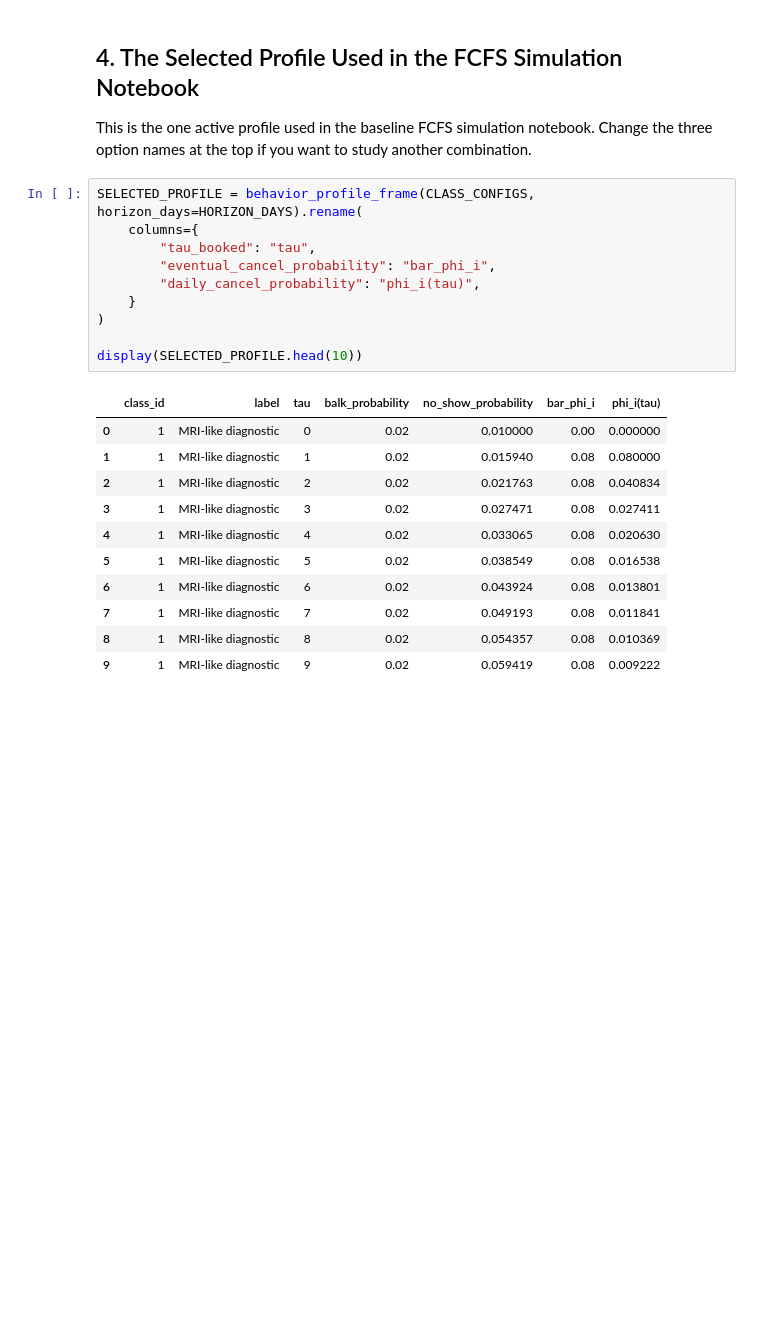
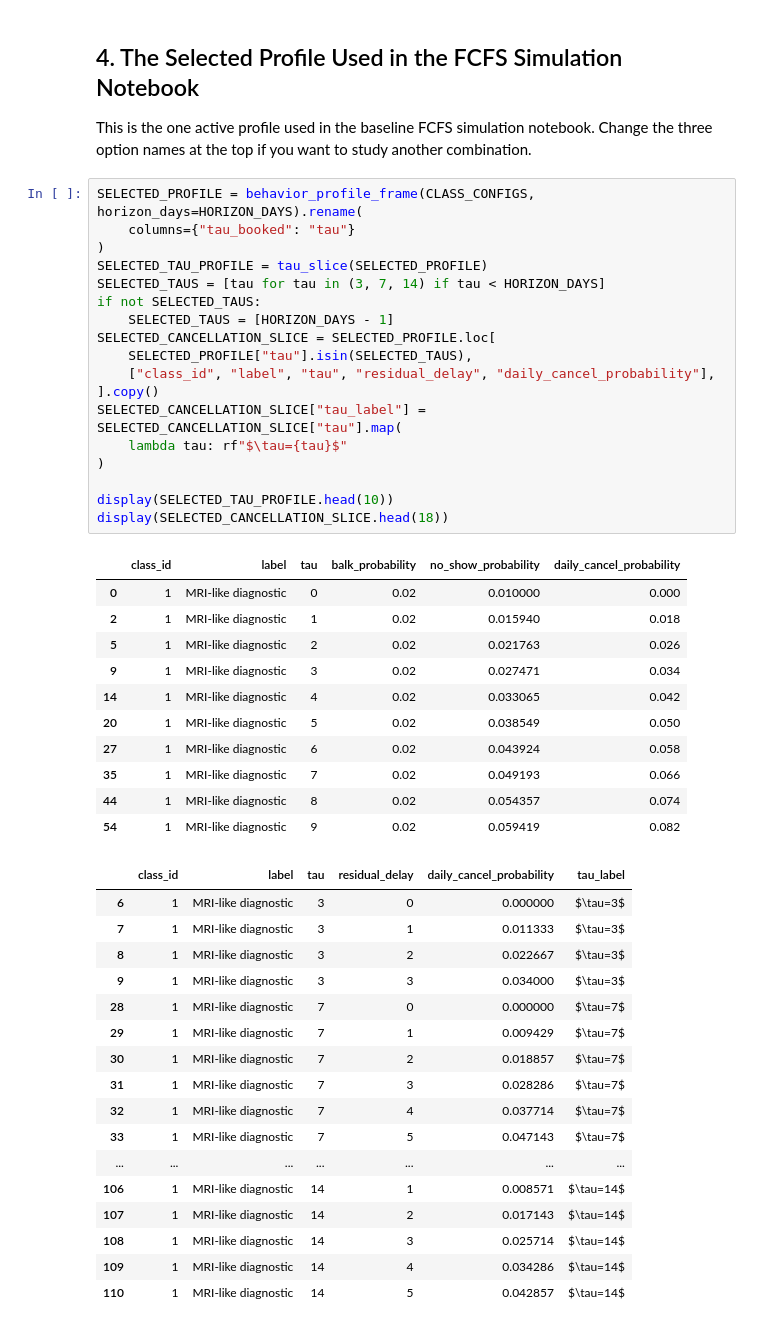
Before and after one commit to alexandre-sdd/research_cuimc_queuing, a Jupyter notebook: Notebooks/behavior_functions.ipynb, the cells around one changed output. Cells and saved outputs as stored; diff of their text form; blank space fills up the shorter version.

```diff
--- a/Notebooks/behavior_functions.ipynb
+++ b/Notebooks/behavior_functions.ipynb
@@ -215,24 +260,49 @@ plot_family_options(
 This is the one active profile used in the baseline FCFS simulation notebook. Change the three option names at the top if you want to study another combination.
 # %%
 SELECTED_PROFILE = behavior_profile_frame(CLASS_CONFIGS, horizon_days=HORIZON_DAYS).rename(
-    columns={
-        "tau_booked": "tau",
-        "eventual_cancel_probability": "bar_phi_i",
-        "daily_cancel_probability": "phi_i(tau)",
-    }
+    columns={"tau_booked": "tau"}
+)
+SELECTED_TAU_PROFILE = tau_slice(SELECTED_PROFILE)
+SELECTED_TAUS = [tau for tau in (3, 7, 14) if tau < HORIZON_DAYS]
+if not SELECTED_TAUS:
+    SELECTED_TAUS = [HORIZON_DAYS - 1]
+SELECTED_CANCELLATION_SLICE = SELECTED_PROFILE.loc[
+    SELECTED_PROFILE["tau"].isin(SELECTED_TAUS),
+    ["class_id", "label", "tau", "residual_delay", "daily_cancel_probability"],
+].copy()
+SELECTED_CANCELLATION_SLICE["tau_label"] = SELECTED_CANCELLATION_SLICE["tau"].map(
+    lambda tau: rf"$\tau={tau}$"
 )
 
-display(SELECTED_PROFILE.head(10))
+display(SELECTED_TAU_PROFILE.head(10))
+display(SELECTED_CANCELLATION_SLICE.head(18))
 # %% [output]
-|  | class_id | label | tau | balk_probability | no_show_probability | bar_phi_i | phi_i(tau) |
-| 0 | 1 | MRI-like diagnostic | 0 | 0.02 | 0.010000 | 0.00 | 0.000000 |
-| 1 | 1 | MRI-like diagnostic | 1 | 0.02 | 0.015940 | 0.08 | 0.080000 |
-| 2 | 1 | MRI-like diagnostic | 2 | 0.02 | 0.021763 | 0.08 | 0.040834 |
-| 3 | 1 | MRI-like diagnostic | 3 | 0.02 | 0.027471 | 0.08 | 0.027411 |
-| 4 | 1 | MRI-like diagnostic | 4 | 0.02 | 0.033065 | 0.08 | 0.020630 |
-| 5 | 1 | MRI-like diagnostic | 5 | 0.02 | 0.038549 | 0.08 | 0.016538 |
-| 6 | 1 | MRI-like diagnostic | 6 | 0.02 | 0.043924 | 0.08 | 0.013801 |
-| 7 | 1 | MRI-like diagnostic | 7 | 0.02 | 0.049193 | 0.08 | 0.011841 |
-| 8 | 1 | MRI-like diagnostic | 8 | 0.02 | 0.054357 | 0.08 | 0.010369 |
-| 9 | 1 | MRI-like diagnostic | 9 | 0.02 | 0.059419 | 0.08 | 0.009222 |
+|  | class_id | label | tau | balk_probability | no_show_probability | daily_cancel_probability |
+| 0 | 1 | MRI-like diagnostic | 0 | 0.02 | 0.010000 | 0.000 |
+| 2 | 1 | MRI-like diagnostic | 1 | 0.02 | 0.015940 | 0.018 |
+| 5 | 1 | MRI-like diagnostic | 2 | 0.02 | 0.021763 | 0.026 |
+| 9 | 1 | MRI-like diagnostic | 3 | 0.02 | 0.027471 | 0.034 |
+| 14 | 1 | MRI-like diagnostic | 4 | 0.02 | 0.033065 | 0.042 |
+| 20 | 1 | MRI-like diagnostic | 5 | 0.02 | 0.038549 | 0.050 |
+| 27 | 1 | MRI-like diagnostic | 6 | 0.02 | 0.043924 | 0.058 |
+| 35 | 1 | MRI-like diagnostic | 7 | 0.02 | 0.049193 | 0.066 |
+| 44 | 1 | MRI-like diagnostic | 8 | 0.02 | 0.054357 | 0.074 |
+| 54 | 1 | MRI-like diagnostic | 9 | 0.02 | 0.059419 | 0.082 |
+|  | class_id | label | tau | residual_delay | daily_cancel_probability | tau_label |
+| 6 | 1 | MRI-like diagnostic | 3 | 0 | 0.000000 | $\tau=3$ |
+| 7 | 1 | MRI-like diagnostic | 3 | 1 | 0.011333 | $\tau=3$ |
+| 8 | 1 | MRI-like diagnostic | 3 | 2 | 0.022667 | $\tau=3$ |
+| 9 | 1 | MRI-like diagnostic | 3 | 3 | 0.034000 | $\tau=3$ |
+| 28 | 1 | MRI-like diagnostic | 7 | 0 | 0.000000 | $\tau=7$ |
+| 29 | 1 | MRI-like diagnostic | 7 | 1 | 0.009429 | $\tau=7$ |
+| 30 | 1 | MRI-like diagnostic | 7 | 2 | 0.018857 | $\tau=7$ |
+| 31 | 1 | MRI-like diagnostic | 7 | 3 | 0.028286 | $\tau=7$ |
+| 32 | 1 | MRI-like diagnostic | 7 | 4 | 0.037714 | $\tau=7$ |
+| 33 | 1 | MRI-like diagnostic | 7 | 5 | 0.047143 | $\tau=7$ |
+| ... | ... | ... | ... | ... | ... | ... |
+| 106 | 1 | MRI-like diagnostic | 14 | 1 | 0.008571 | $\tau=14$ |
+| 107 | 1 | MRI-like diagnostic | 14 | 2 | 0.017143 | $\tau=14$ |
+| 108 | 1 | MRI-like diagnostic | 14 | 3 | 0.025714 | $\tau=14$ |
+| 109 | 1 | MRI-like diagnostic | 14 | 4 | 0.034286 | $\tau=14$ |
+| 110 | 1 | MRI-like diagnostic | 14 | 5 | 0.042857 | $\tau=14$ |
 # %%
```
Also changed, not shown: parts of 7 cells of this notebook, 11 other files.
